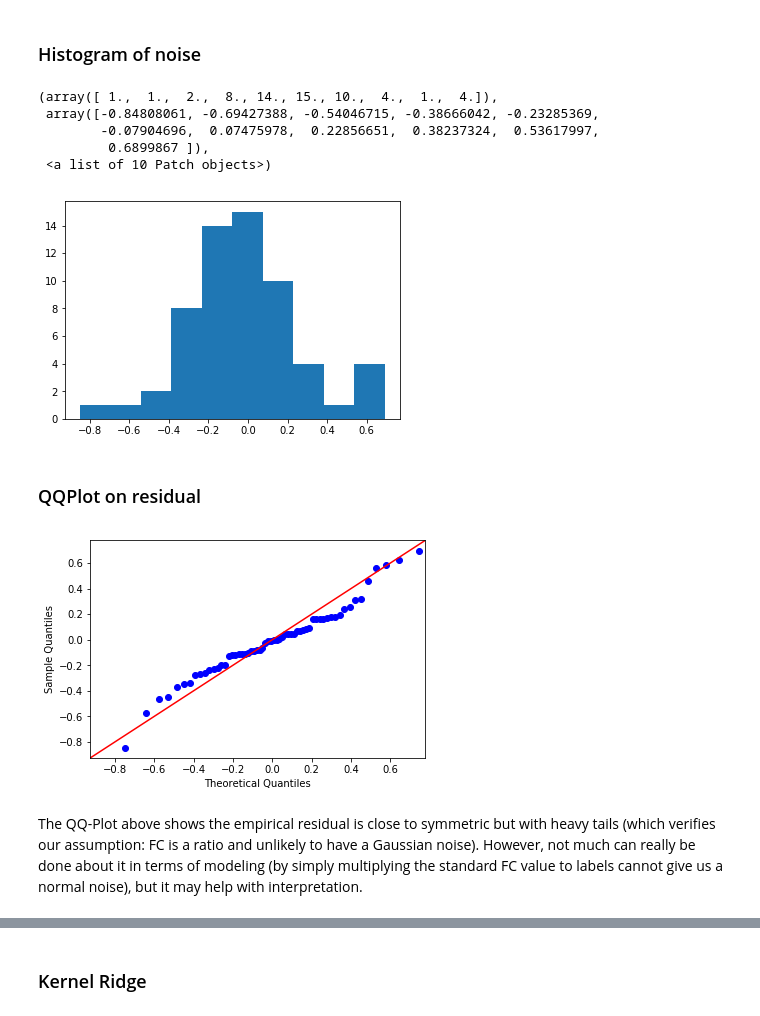
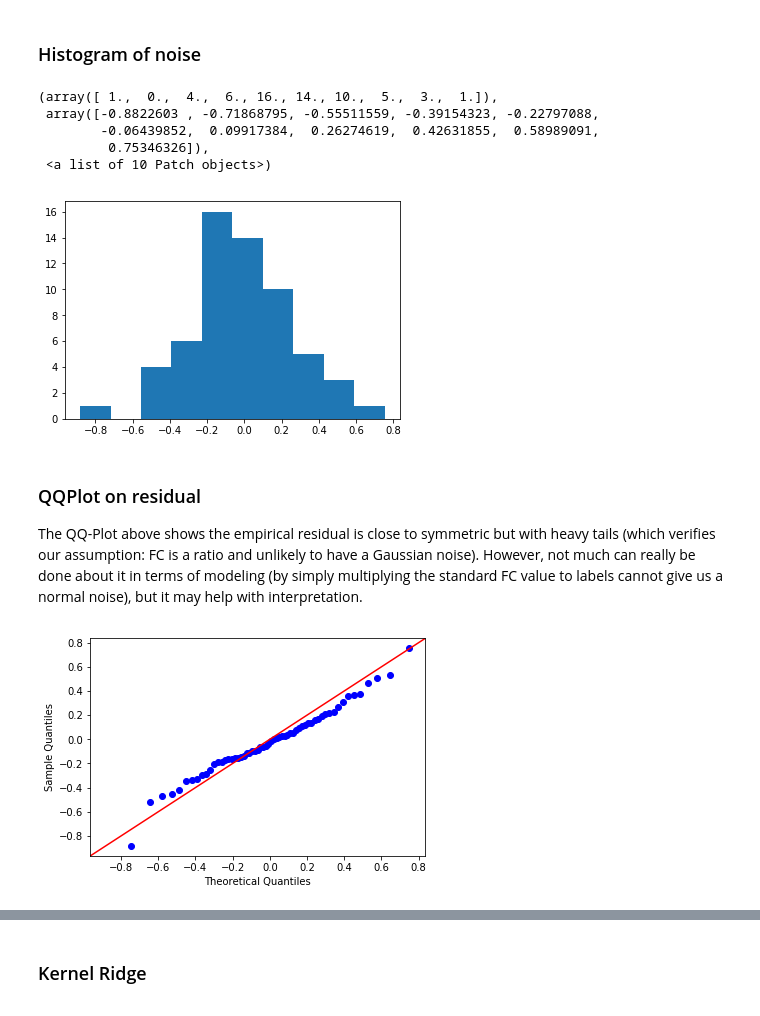
Before and after one commit to chengsoonong/eheye, a Jupyter notebook: SynBio/Regression on SynBio.ipynb, the cells around one changed output, grey strips where cells are left out. Cells and saved outputs as stored; diff of their text form; code cells hidden in the pictures.

```diff
--- a/SynBio/Regression on SynBio.ipynb
+++ b/SynBio/Regression on SynBio.ipynb
@@ -23,7 +27,7 @@ df.head()
 5 rows × 32 columns
 # %%
 # use one-hot-encoding of rbs1 and rbs2 as features
-X = df.iloc[:,2:26]
+X = df.iloc[:,2:26].astype(np.float64)
 
 # use FC as label
 # TODO: need to transform FC to give Gaussian Noise
@@ -63,22 +37,23 @@ plt.legend()
 # %% [markdown]
 ### Histogram of noise
 # %%
+reg = LinearRegression().fit(X,y)
 plt.hist(y - reg.predict(X))
 # %% [output]
-(array([ 1.,  1.,  2.,  8., 14., 15., 10.,  4.,  1.,  4.]),
- array([-0.84808061, -0.69427388, -0.54046715, -0.38666042, -0.23285369,
-        -0.07904696,  0.07475978,  0.22856651,  0.38237324,  0.53617997,
-         0.6899867 ]),
+(array([ 1.,  0.,  4.,  6., 16., 14., 10.,  5.,  3.,  1.]),
+ array([-0.8822603 , -0.71868795, -0.55511559, -0.39154323, -0.22797088,
+        -0.06439852,  0.09917384,  0.26274619,  0.42631855,  0.58989091,
+         0.75346326]),
  <a list of 10 Patch objects>)
-[figure, old version]
+[figure, new version]
-# %% [markdown]
-### QQPlot on residual
+# %% [markdown]
+### QQPlot on residual
+
+The QQ-Plot above shows the empirical residual is close to symmetric but with heavy tails (which verifies our assumption: FC is a ratio and unlikely to have a Gaussian noise). However, not much can really be done about it in terms of modeling (by simply multiplying the standard FC value to labels cannot give us a normal noise), but it may help with interpretation.
 # %%
 sm.qqplot(y-reg.predict(X), line='45', scale = 0.35)
 
 #pylab.show()
 pylab.savefig('qqplot.png')
 # %% [output]
-[figure, old version]
+[figure, new version]
-# %% [markdown]
-The QQ-Plot above shows the empirical residual is close to symmetric but with heavy tails (which verifies our assumption: FC is a ratio and unlikely to have a Gaussian noise). However, not much can really be done about it in terms of modeling (by simply multiplying the standard FC value to labels cannot give us a normal noise), but it may help with interpretation.
```
Also changed, not shown: parts of 23 cells of this notebook.
